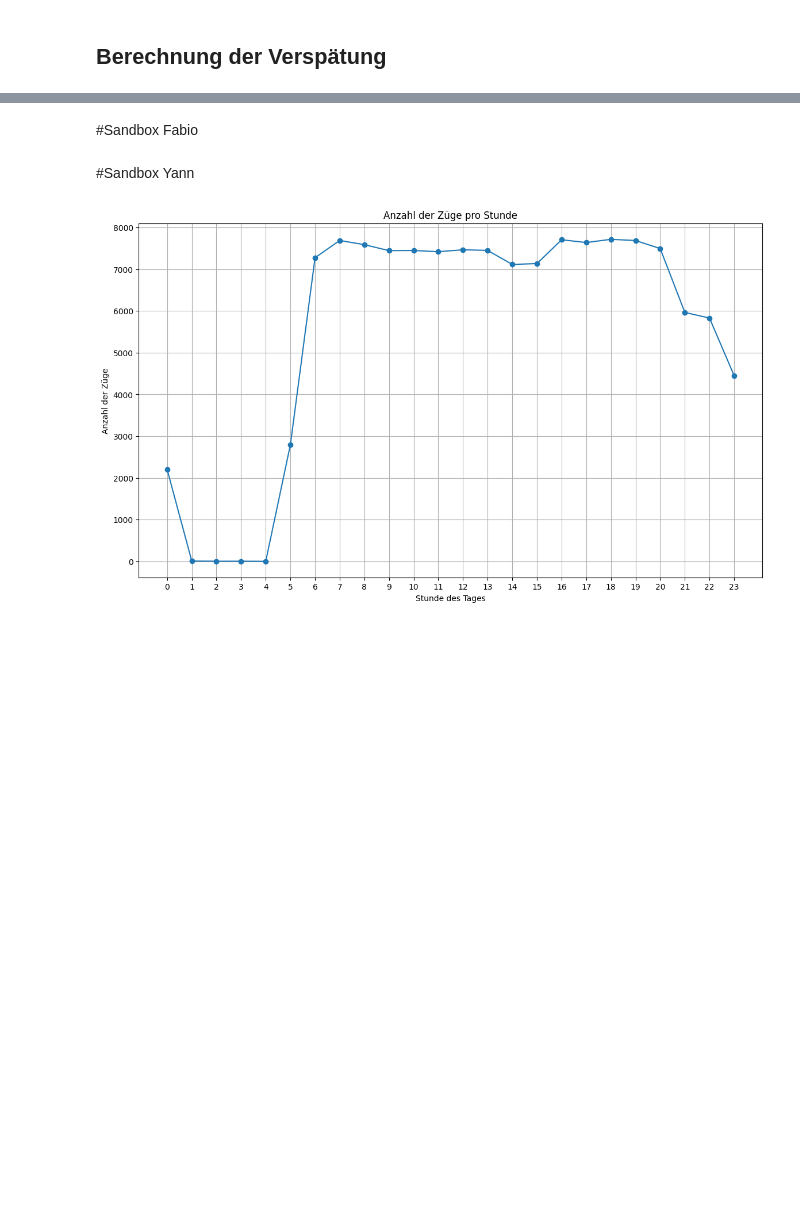
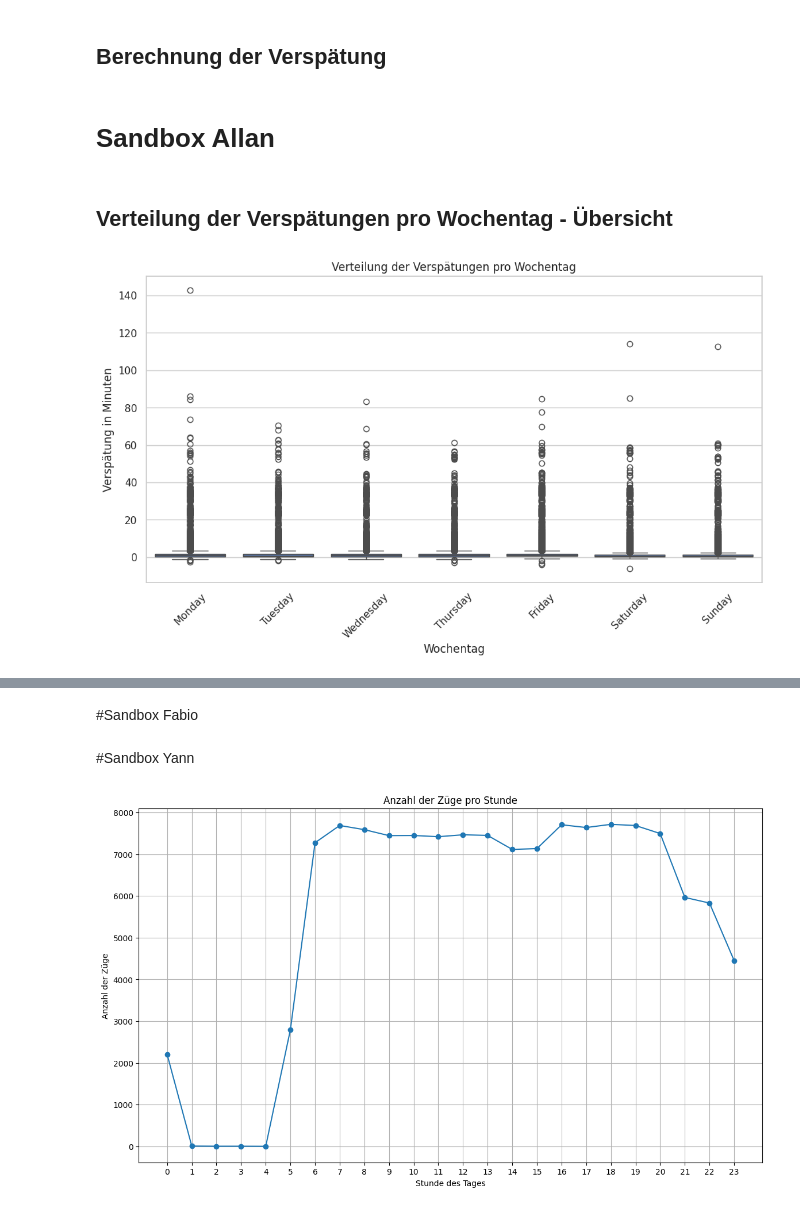
Before and after one commit to yannluethi/BINA, a Jupyter notebook: Case-Study/Python/BINA_Case-Study.ipynb, the cells around one changed output, grey strips where cells are left out. Drawn from its saved outputs; the diff is of its cells as text; code cells hidden in the pictures; blank space fills up the shorter version.

Commit message:
Aufbereitung Schulferien und erste Visualisierungen für Wochentage

```diff
--- a/Case-Study/Python/BINA_Case-Study.ipynb
+++ b/Case-Study/Python/BINA_Case-Study.ipynb
@@ -374,6 +489,10 @@ sbb_cleaned['AB_PROGNOSE'] = pd.to_datetime(sbb_cleaned['AB_PROGNOSE'], format='
 # Da das Datum nicht benötigt wird, konzentrieren wir uns nur auf die Zeitdifferenz.
 sbb_cleaned['ZEITDIFFERENZ'] = (sbb_cleaned['AB_PROGNOSE'] - sbb_cleaned['ABFAHRTSZEIT']).dt.total_seconds()/60
 
+# Hinzufügen einer neuen Spalte 'WOCHENTAG', die den Namen des Wochentags aus der 'DATUM'-Spalte enthält
+sbb_cleaned['WOCHENTAG'] = sbb_cleaned['ABFAHRTSZEIT'].dt.day_name()
+
+
 print(sbb_cleaned.head())
 # %% [output]
   BETRIEBSTAG FAHRT_BEZEICHNER  LINIEN_ID LINIEN_TEXT VERKEHRSMITTEL_TEXT  \
@@ -558,3 +677,28 @@ html_calendar += "</tr></table>"
 
 # Anzeigen des HTML-Kalenders
 HTML(html_calendar)
+# %% [markdown]
+# Sandbox Allan
+# %% [markdown]
+##  Verteilung der Verspätungen pro Wochentag - Übersicht
+# %%
+import seaborn as sns
+import matplotlib.pyplot as plt
+
+# Einstellen des Visualisierungsstils
+sns.set(style="whitegrid")
+
+# Erstellen eines Boxplots
+plt.figure(figsize=(12, 6))
+sns.boxplot(x='WOCHENTAG', y='ZEITDIFFERENZ', data=sbb_cleaned, order=['Monday', 'Tuesday', 'Wednesday', 'Thursday', 'Friday', 'Saturday', 'Sunday'])
+
+# Hinzufügen von Titel und Achsenbeschriftungen
+plt.title('Verteilung der Verspätungen pro Wochentag')
+plt.xlabel('Wochentag')
+plt.ylabel('Verspätung in Minuten')
+
+# Anzeigen des Plots
+plt.xticks(rotation=45)  # Dreht die X-Achsen-Beschriftungen für bessere Lesbarkeit
+plt.show()
+# %% [output]
+[figure, added]
```
Also changed, not shown: parts of 16 cells of this notebook.
